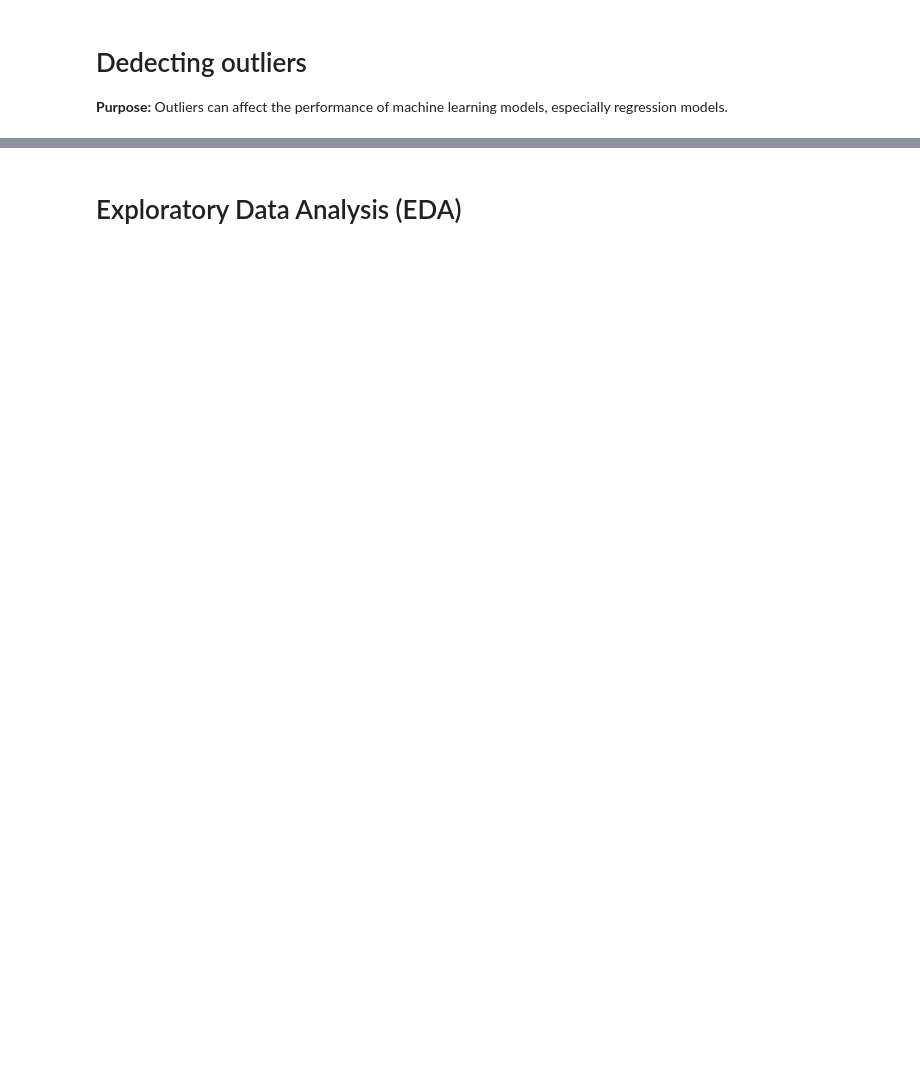
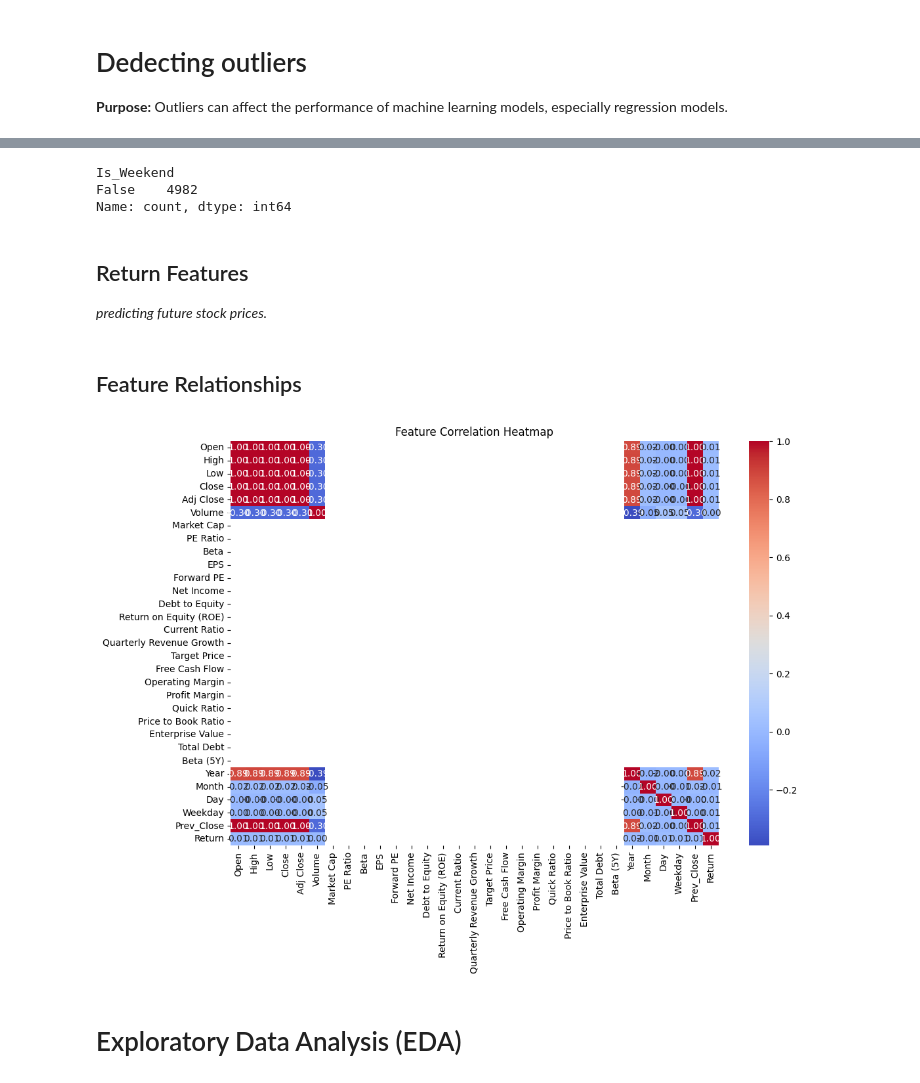
Before and after one commit to madhan96p/FAANG, a Jupyter notebook: Amazon.ipynb, the cells around one changed output, grey strips where cells are left out. Drawn from its saved outputs; the diff is of its cells as text; code cells hidden in the pictures; blank space fills up the shorter version.

```diff
--- a/Amazon.ipynb
+++ b/Amazon.ipynb
@@ -91,3 +117,47 @@ dd['Date'] = pd.to_datetime(dd['Date'])
+# %%
+dd['Date'] = pd.to_datetime(dd['Date'])
+
+dd['Year'] = dd['Date'].dt.year
+dd['Month'] = dd['Date'].dt.month
+dd['Day'] = dd['Date'].dt.day
+dd['Weekday'] = dd['Date'].dt.weekday  # 0 = Monday, 6 = Sunday
+dd['Is_Weekend'] = dd['Weekday'].isin([5, 6])  # True if Saturday or Sunday
+# Just checking for is there any wrong data
+# %%
+dd['Is_Weekend'].value_counts()
+# %% [output]
+Is_Weekend
+False    4982
+Name: count, dtype: int64
+# %%
+dd.drop(columns=['Is_Weekend'], inplace=True)
+# %% [markdown]
+## Return Features
+*predicting future stock prices.*
+# %%
+dd.loc[dd['Date'] == '2005-01-03', 'Prev_Close'] = -0.857272 # First day has no previous close
+dd['Return'] = (dd['Close'] - dd['Prev_Close']) / dd['Prev_Close'] * 100
+# dd['Prev_Close'] = dd['Close'].shift(1)
+# dd.loc[dd['Date'] == '2005-01-03', 'Return'] = 0  # First day has no return -0.857272
+# %% [markdown]
+## Feature Relationships
+# %%
+import seaborn as sns
+import matplotlib.pyplot as plt
+
+# Select only numeric columns
+numeric_cols = dd.select_dtypes(include=[np.number])
+
+# Correlation matrix
+correlation_matrix = numeric_cols.corr()
+
+# Plot the heatmap
+plt.figure(figsize=(12, 8))
+sns.heatmap(correlation_matrix, annot=True, fmt=".2f", cmap="coolwarm")
+plt.title("Feature Correlation Heatmap")
+plt.show()
+# %% [output]
+[figure, added]
 # %% [markdown]
 # Exploratory Data Analysis (EDA)
 # %%
```
Also changed, not shown: parts of 6 cells of this notebook, 1 other file.
